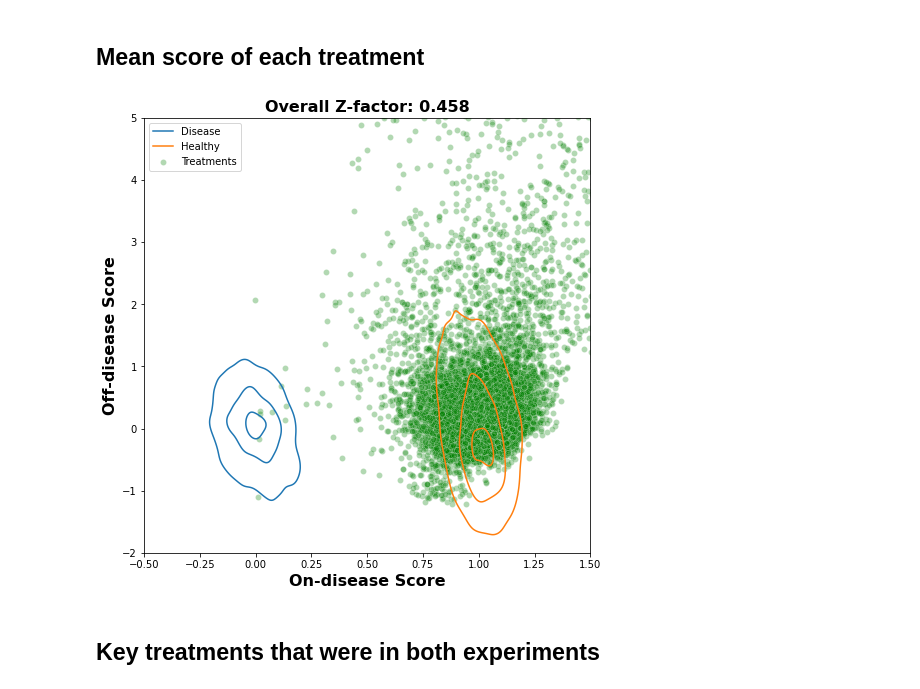
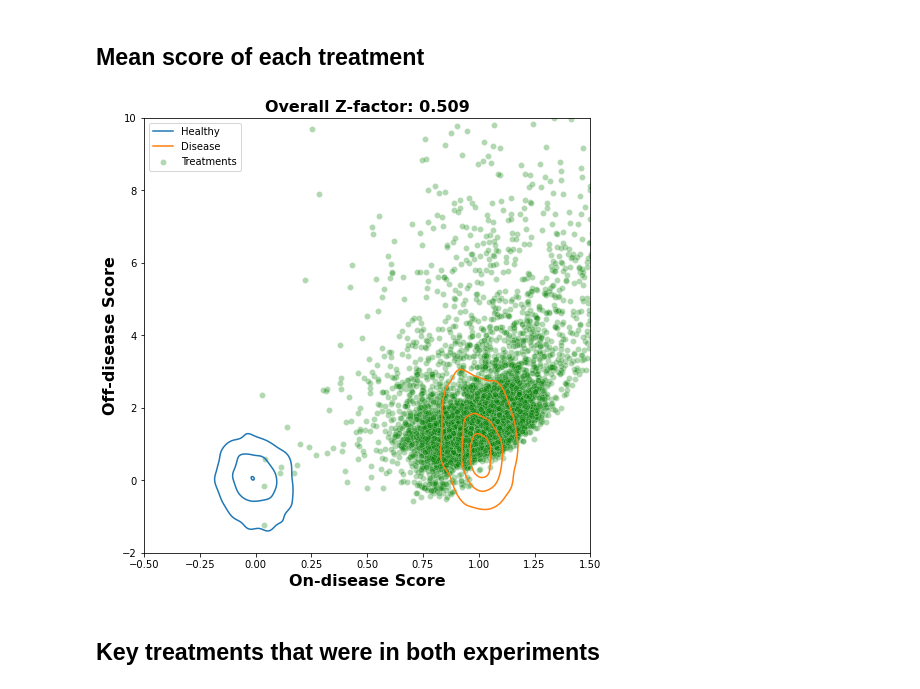
Before and after one commit to jainzana/shared_projects, a Jupyter notebook: _sources/Recursion_2019a_HRCE.ipynb, the cells around one changed output. Saved outputs shown, nothing was run; the diff lists cells and outputs as text; code cells hidden in the pictures.

```diff
--- a/_sources/Recursion_2019a_HRCE.ipynb
+++ b/_sources/Recursion_2019a_HRCE.ipynb
@@ -328,3 +381,11 @@ for exp in metadata.experiment.unique(): # For each experiment
+# %%
+# Normalize each plate based on the negative control data
+
+med_neg = df.loc[neg_ctrl].groupby(level=['experiment', 'plate']).median()
+mad_neg = df.loc[neg_ctrl].groupby(level=['experiment', 'plate']).mad()
+df = (df - med_neg) / mad_neg
+
+df = df.reorder_levels(idx_order)
 # %% [markdown]
 ## Visualize the features on a plate format
 - The "All Active" (right) plot certainly looks like there are some edge effects at least
@@ -527,11 +606,11 @@ PCs kept: 119
 pca_final = pca_feats.copy()
 
 for exp in metadata.experiment.unique():
-  for ctrl in [neg_ctrl, pos_ctrl]:
+  exp_idx = idx[:,:,:,:, exp,:,:,:,:,:]
+  for ctrl in ['neg_ctrl', 'pos_ctrl']:
 
-    idx_mask = metadata[metadata.experiment==exp].index.intersection(ctrl)
-    curr = pca_final.loc[idx_mask] # current ctrl and experiment
-
+    # Current ctrl and experiment
+    curr = pca_final.loc[exp_idx,:].xs(ctrl, level='group', drop_level=False)
     # Calculate covariance matrices
     cov_mat = curr.cov()
     # Calculate inverse cov mat
@@ -568,6 +647,6 @@ for exp in metadata.experiment.unique():
 
     # Drop outliers
     outliers = outliers_cos.union(outliers_mahal)
-    print('Outliers dropped for {}, {}: {:.2}%'.format(exp, metadata.loc[idx_mask].disease_condition.unique()[0], len(outliers)/len(curr)*100))
+    print('Outliers dropped for {}, {}: {:.2}%'.format(exp, ctrl, len(outliers)/len(curr)*100))
     pca_final = pca_final.drop(outliers, axis=0)
 # %% [output]
@@ -834,27 +914,43 @@ plt.ylabel('');
 ## Mean score of each treatment
 # %%
 plt.figure(figsize=(8,8));
-ctrl_mask = main_ctrls.intersection(disease_scores.index)
-fig = sns.kdeplot(x='on_disease_score', y='off_disease_score', data=disease_scores.loc[ctrl_mask], hue='disease_condition', levels=[0.1, 0.5, 0.9], hue_order=['Inactive', 'Active'], legend=True);
-plt.xlabel('On-disease Score', fontdict={'weight': 'bold', 'size': 16});
+fig = sns.kdeplot(x='on_disease_score',
+                  y='off_disease_score',
+                  data=disease_scores.loc[main_ctrls].reset_index(),
+                  hue='disease_condition',
+                  levels=[0.1, 0.5, 0.9],
+                  hue_order=['Inactive', 'Active'],
+                  legend=True);
+plt.xlabel('On-disease Score',
+           fontdict={'weight': 'bold', 'size': 16});
 plt.xticks(np.arange(-0.5, 1.75, 0.25));
-plt.ylabel('Off-disease Score', fontdict={'weight': 'bold', 'size': 16});
-plt.title('Overall Z-factor: {:.3f}'.format(Zfactor.loc['Overall']), fontdict={'weight': 'bold', 'size': 16});
+plt.ylabel('Off-disease Score',
+           fontdict={'weight': 'bold', 'size': 16});
+plt.title('Overall Z-factor: {:.3f}'.format(Zfactor.loc['Overall']),
+          fontdict={'weight': 'bold', 'size': 16});
 
 lgnd = fig.get_legend()
 handles = lgnd.legendHandles
 
-x = disease_scores.loc[disease_scores.group=='treated'].groupby('samp_group').on_disease_score.mean()
-y = disease_scores.loc[disease_scores.group=='treated'].groupby('samp_group').off_disease_score.mean()
-fig = sns.scatterplot(x=x, y=y, color='green', alpha=0.3, label='Treatments');
+x = disease_scores.loc[treated]\
+                  .groupby(level='samp_group')\
+                  .on_disease_score.mean()
+y = disease_scores.loc[treated]\
+                  .groupby(level='samp_group')\
+                  .off_disease_score.mean()
+fig = sns.scatterplot(x=x,
+                      y=y,
+                      color='green',
+                      alpha=0.3,
+                      label='Treatments');
 plt.xlim(-0.5, 1.5);
-plt.ylim(-2, 5);
+plt.ylim(-2, 10);
 
 handles2, _ = fig.get_legend_handles_labels()
-fig.legend(handles+handles2, ['Disease', 'Healthy', 'Treatments'])
+fig.legend(handles+handles2, ['Healthy', 'Disease', 'Treatments'])
 sns.move_legend(fig, loc='upper left')
 # %% [output]
-[figure, old version]
+[figure, new version]
 # %% [markdown]
 ## Key treatments that were in both experiments
 # %%
```
Also changed, not shown: parts of 39 cells of this notebook, 22 other files.
